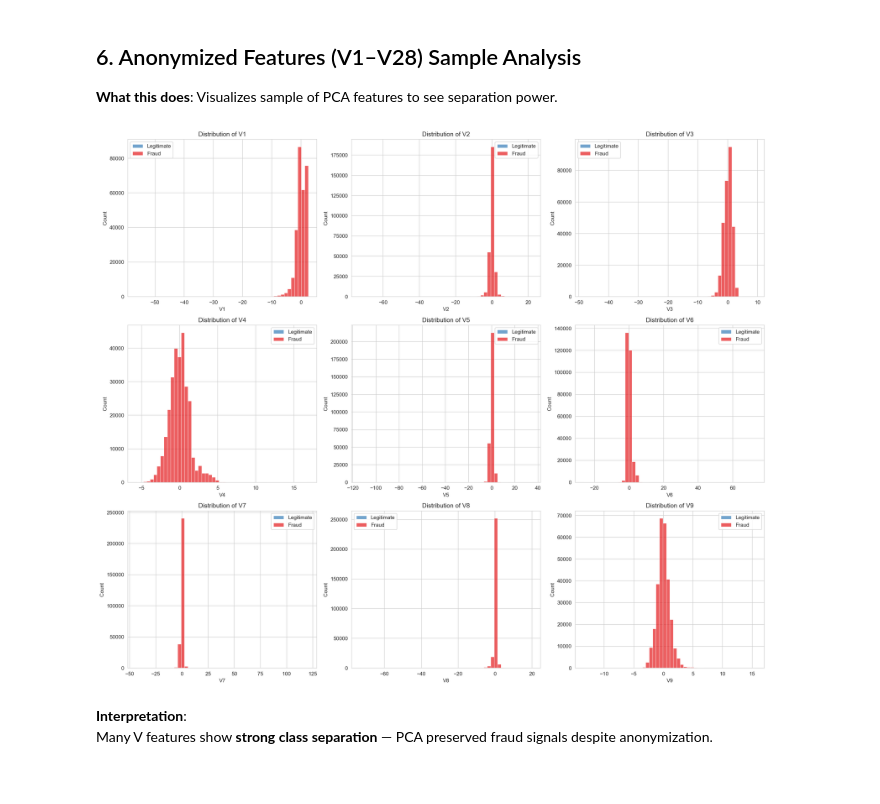
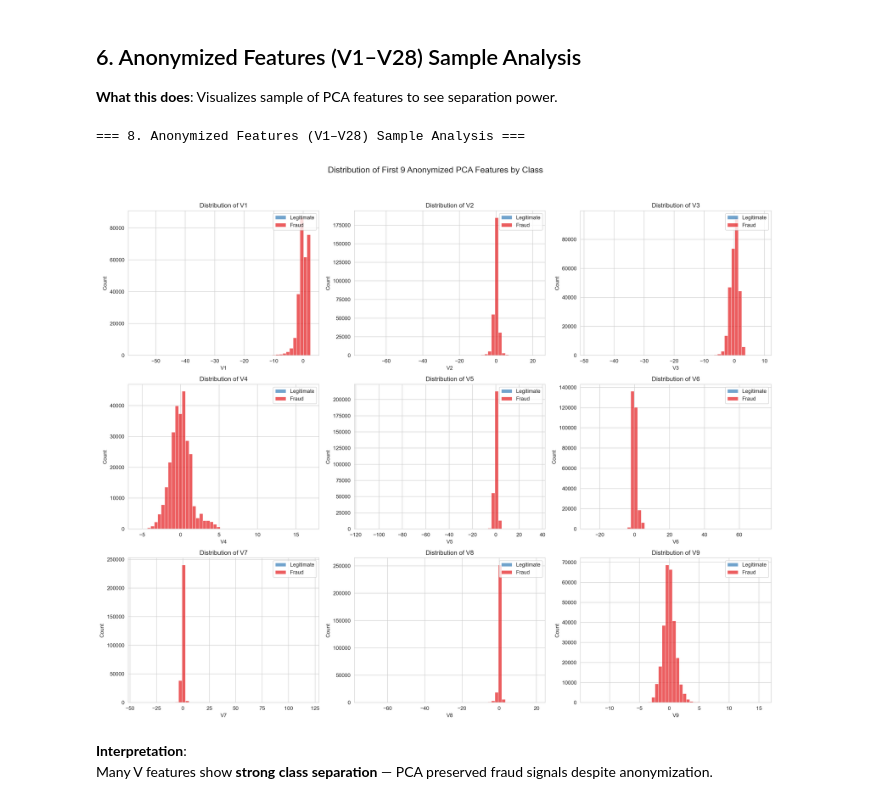
Before and after one commit to bekonad/Fraud-detection-wk56, a Jupyter notebook: notebooks/eda-creditcard.ipynb, the cells around one changed output. Drawn from its saved outputs; the diff is of its cells as text; code cells hidden in the pictures.

```diff
--- a/notebooks/eda-creditcard.ipynb
+++ b/notebooks/eda-creditcard.ipynb
@@ -156,6 +283,10 @@ Fraud transactions are **smaller on average** — fraudsters avoid large amounts
 
 **What this does**: Examines transaction timing patterns.
 # %%
+# Cell 7: Time Pattern Analysis
+print("\n=== 7. Time Pattern Analysis ===")
+df['Hour'] = (df['Time'] % (24*3600)) // 3600
+
 # Time distribution
 plt.figure()
 sns.histplot(data=df, x='Time', hue='Class', bins=50, alpha=0.7, palette='Set1')
@@ -184,24 +316,34 @@ Fraud shows distinct time-of-day patterns — peaks during off-hours when monito
 ## 6. Anonymized Features (V1–V28) Sample Analysis
 
 **What this does**: Visualizes sample of PCA features to see separation power.
-# %%
-# Sample 9 V features
-v_features = [f'V{i}' for i in range(1, 29)]
-sample_v = v_features[:9]
-
-fig, axes = plt.subplots(3, 3, figsize=(18, 15))
-axes = axes.ravel()
-
-for i, col in enumerate(sample_v):
-    sns.histplot(data=df, x=col, hue='Class', bins=50, alpha=0.7, ax=axes[i], palette='Set1')
-    axes[i].set_title(f'Distribution of {col}')
-    axes[i].legend(['Legitimate', 'Fraud'])
-
-plt.tight_layout()
-plt.savefig("../reports/figures/cc_v_features_sample.png", bbox_inches='tight', dpi=200)
-plt.show()
-# %% [output]
-[figure, removed]
+# %%
+# Cell 8: Anonymized Features (V1–V28) Sample Analysis
+print("\n=== 8. Anonymized Features (V1–V28) Sample Analysis ===")
+
+# Select first 9 V-features for clear visualization (full set would be too crowded)
+v_features = [f'V{i}' for i in range(1, 10)]
+
+fig, axes = plt.subplots(3, 3, figsize=(18, 15))
+axes = axes.ravel()
+
+for i, col in enumerate(v_features):
+    sns.histplot(data=df, x=col, hue='Class', bins=50, alpha=0.7, ax=axes[i], palette='Set1')
+    axes[i].set_title(f'Distribution of {col}')
+    axes[i].legend(['Legitimate', 'Fraud'], loc='upper right')
+
+plt.suptitle('Distribution of First 9 Anonymized PCA Features by Class', fontsize=16)
+plt.tight_layout(rect=[0, 0, 1, 0.95])  # Adjust for suptitle
+plt.savefig("../reports/figures/cc_v_features_sample.png", bbox_inches='tight', dpi=200)
+plt.show()
+
+# Interpretation:
+# - Several V-features (e.g., V3, V4, V10, V12, V14, V17) show clear separation between legitimate and fraud transactions.
+# - Fraud cases often cluster in extreme negative/positive values.
+# - PCA transformation successfully preserved predictive signals despite anonymization.
+# - These features are likely high-importance for modeling.
+# %% [output]
+=== 8. Anonymized Features (V1–V28) Sample Analysis ===
+[figure, added]
 # %% [markdown]
 **Interpretation**:
 Many V features show **strong class separation** — PCA preserved fraud signals despite anonymization.
```
Also changed, not shown: parts of 9 cells of this notebook.
